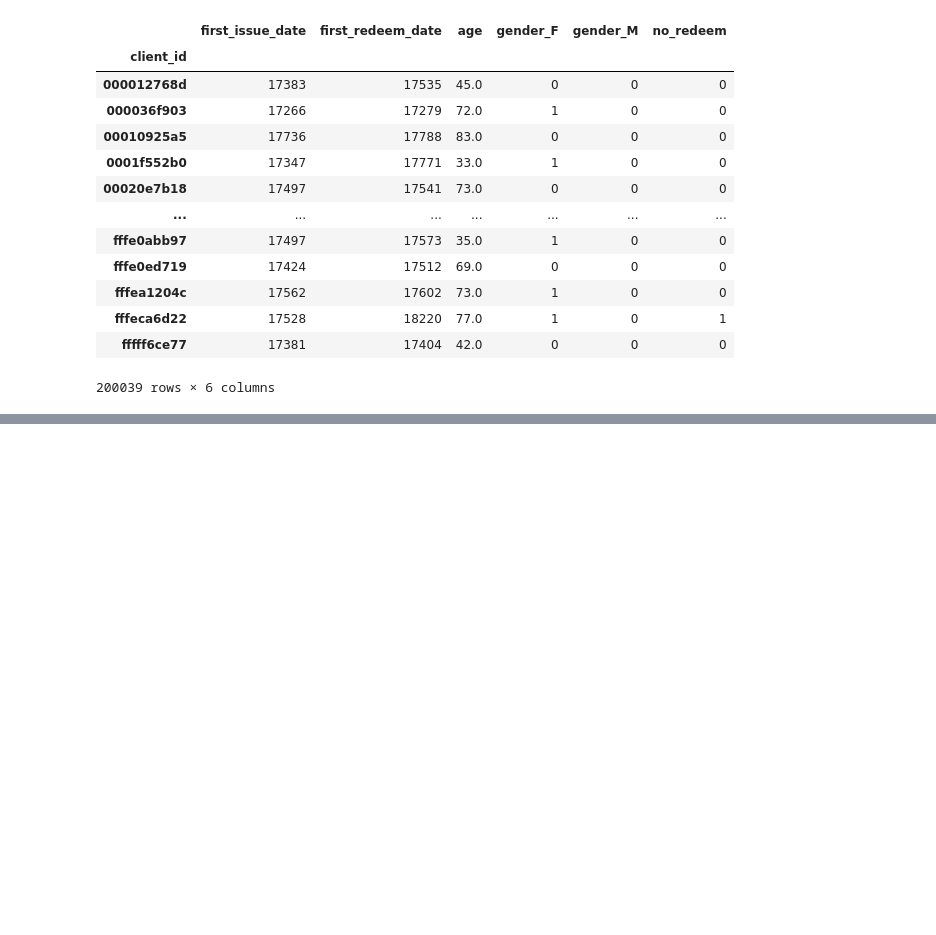
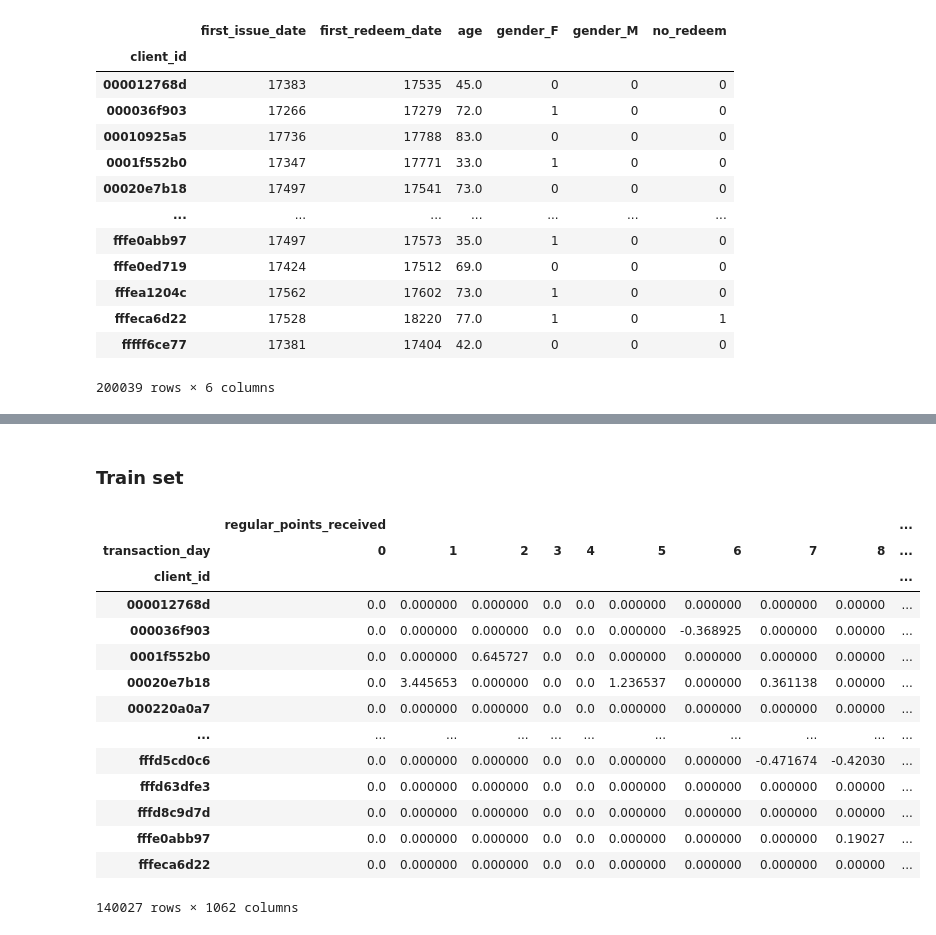
Before and after one commit to Denis-Kazakov/Kaggle_CFT_uplift, a Jupyter notebook: data_prep.ipynb, the cells around one changed output, grey strips where cells are left out. Cells and saved outputs as stored; diff of their text form; code cells hidden in the pictures; blank space fills up the shorter version.

```diff
--- a/data_prep.ipynb
+++ b/data_prep.ipynb
@@ -321,0 +579,2 @@ test_purch.join(clients, how='left')\
+# %%
+train_purch = pd.read_csv('train_purch_modified.csv', index_col=0)
@@ -321,0 +716,22 @@ test_purch.join(clients, how='left')\
+# %% [markdown]
+### Train set
+# %%
+train_purch_wide = train_purch.pivot(index='client_id', columns='transaction_day')
+train_purch_wide.fillna(0, inplace=True)
+train_purch_wide
+# %% [output]
+|  | regular_points_received |  |  |  |  |  |  |  |  | ... |
+| transaction_day | 0 | 1 | 2 | 3 | 4 | 5 | 6 | 7 | 8 | ... |
+| client_id |  |  |  |  |  |  |  |  |  | ... |
+| 000012768d | 0.0 | 0.000000 | 0.000000 | 0.0 | 0.0 | 0.000000 | 0.000000 | 0.000000 | 0.00000 | ... |
+| 000036f903 | 0.0 | 0.000000 | 0.000000 | 0.0 | 0.0 | 0.000000 | -0.368925 | 0.000000 | 0.00000 | ... |
+| 0001f552b0 | 0.0 | 0.000000 | 0.645727 | 0.0 | 0.0 | 0.000000 | 0.000000 | 0.000000 | 0.00000 | ... |
+| 00020e7b18 | 0.0 | 3.445653 | 0.000000 | 0.0 | 0.0 | 1.236537 | 0.000000 | 0.361138 | 0.00000 | ... |
+| 000220a0a7 | 0.0 | 0.000000 | 0.000000 | 0.0 | 0.0 | 0.000000 | 0.000000 | 0.000000 | 0.00000 | ... |
+| ... | ... | ... | ... | ... | ... | ... | ... | ... | ... | ... |
+| fffd5cd0c6 | 0.0 | 0.000000 | 0.000000 | 0.0 | 0.0 | 0.000000 | 0.000000 | -0.471674 | -0.42030 | ... |
+| fffd63dfe3 | 0.0 | 0.000000 | 0.000000 | 0.0 | 0.0 | 0.000000 | 0.000000 | 0.000000 | 0.00000 | ... |
+| fffd8c9d7d | 0.0 | 0.000000 | 0.000000 | 0.0 | 0.0 | 0.000000 | 0.000000 | 0.000000 | 0.00000 | ... |
+| fffe0abb97 | 0.0 | 0.000000 | 0.000000 | 0.0 | 0.0 | 0.000000 | 0.000000 | 0.000000 | 0.19027 | ... |
+| fffeca6d22 | 0.0 | 0.000000 | 0.000000 | 0.0 | 0.0 | 0.000000 | 0.000000 | 0.000000 | 0.00000 | ... |
+140027 rows × 1062 columns
```
Also changed, not shown: parts of 80 cells of this notebook, 27 other files.
